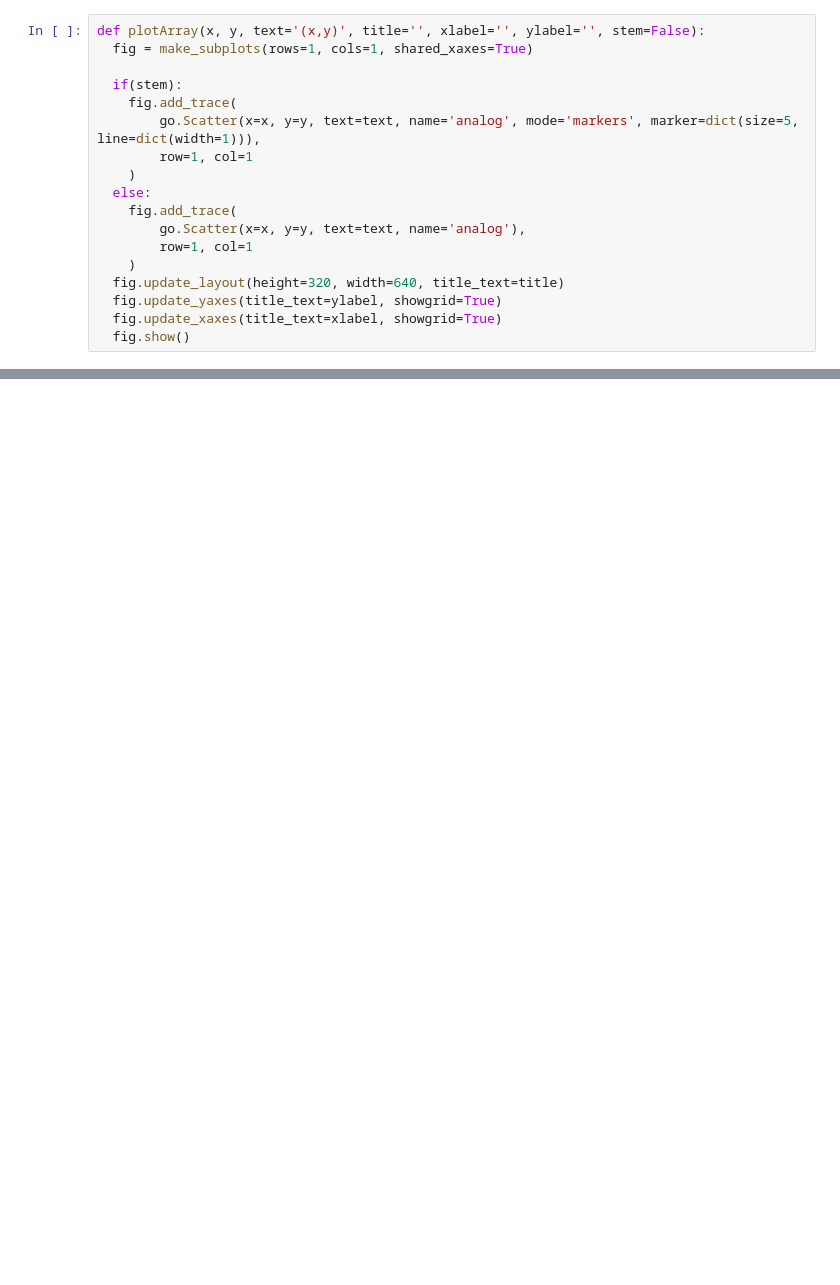
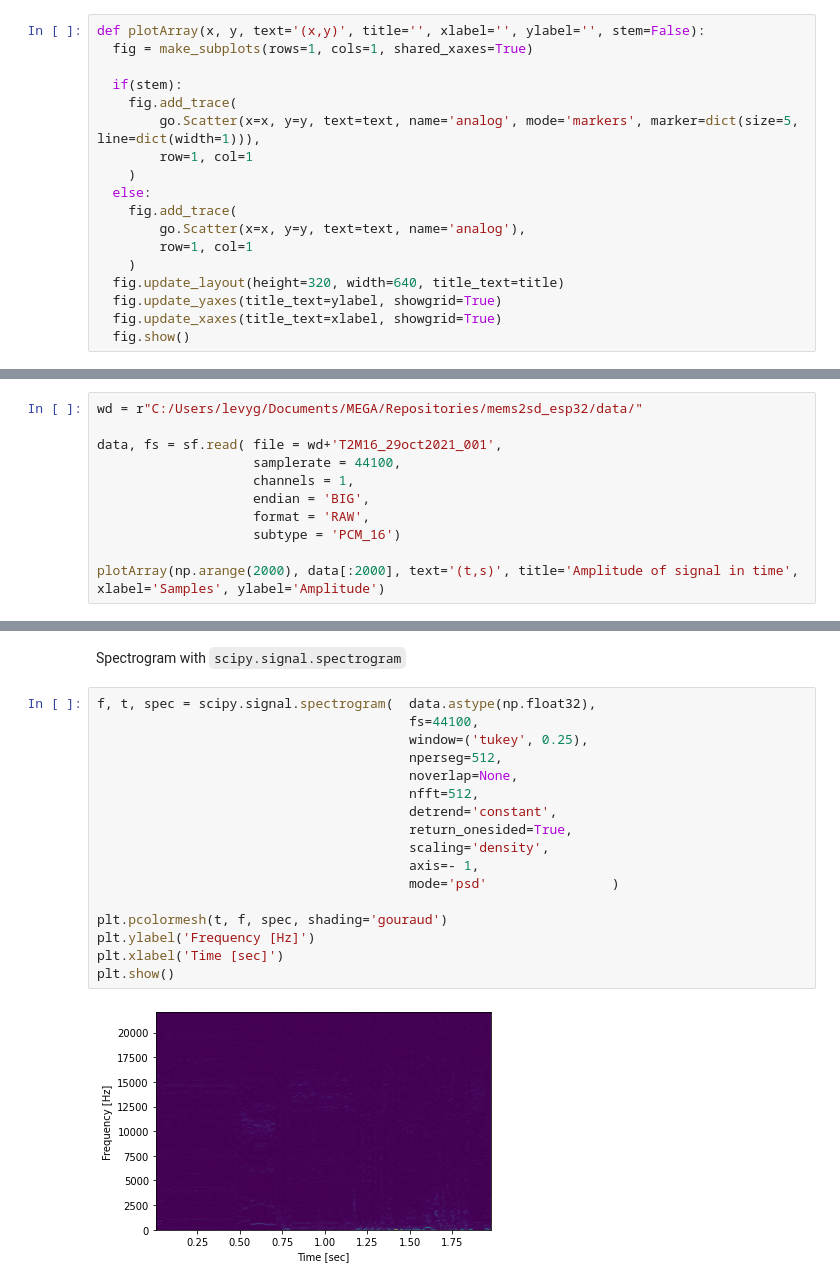
Before and after one commit to Lwao/mems2sd_esp32, a Jupyter notebook: python/daq_tests.ipynb, the cells around one changed output, grey strips where cells are left out. Cells and saved outputs as stored; diff of their text form; blank space fills up the shorter version.

```diff
--- a/python/daq_tests.ipynb
+++ b/python/daq_tests.ipynb
@@ -39,0 +144,11 @@ df.head()
+# %%
+wd = r"C:/Users/levyg/Documents/MEGA/Repositories/mems2sd_esp32/data/"
+
+data, fs = sf.read( file = wd+'T2M16_29oct2021_001',
+                    samplerate = 44100,
+                    channels = 1,
+                    endian = 'BIG',
+                    format = 'RAW',
+                    subtype = 'PCM_16')
+
+plotArray(np.arange(2000), data[:2000], text='(t,s)', title='Amplitude of signal in time', xlabel='Samples', ylabel='Amplitude')
@@ -39,0 +178,21 @@ df.head()
+# %% [markdown]
+Spectrogram with `scipy.signal.spectrogram`
+# %%
+f, t, spec = scipy.signal.spectrogram(  data.astype(np.float32),
+                                        fs=44100,
+                                        window=('tukey', 0.25),
+                                        nperseg=512,
+                                        noverlap=None,
+                                        nfft=512,
+                                        detrend='constant',
+                                        return_onesided=True,
+                                        scaling='density',
+                                        axis=- 1,
+                                        mode='psd'                )
+
+plt.pcolormesh(t, f, spec, shading='gouraud')
+plt.ylabel('Frequency [Hz]')
+plt.xlabel('Time [sec]')
+plt.show()
+# %% [output]
+[figure, added]
```
Also changed, not shown: parts of 16 cells of this notebook.
